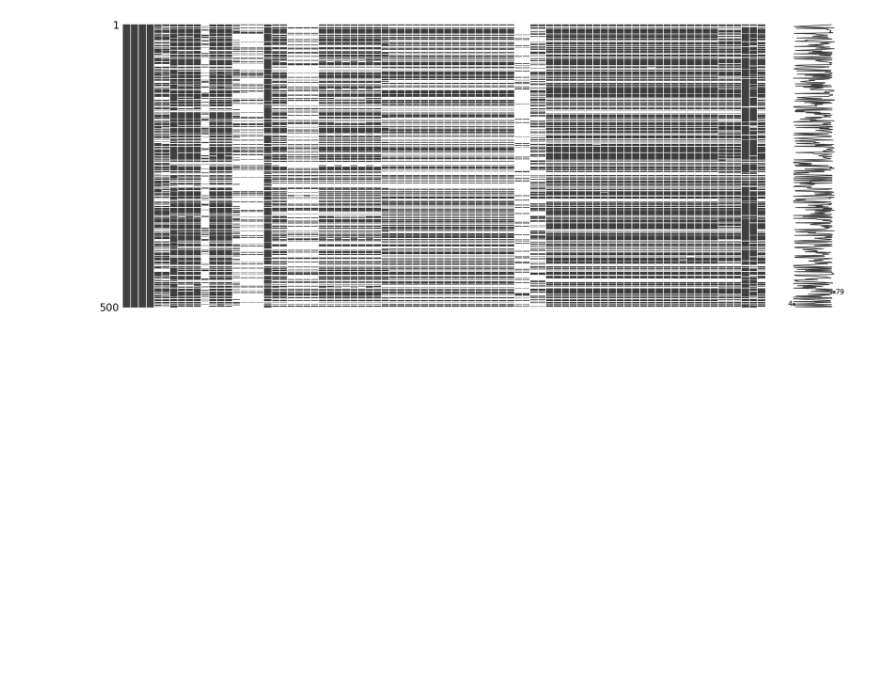
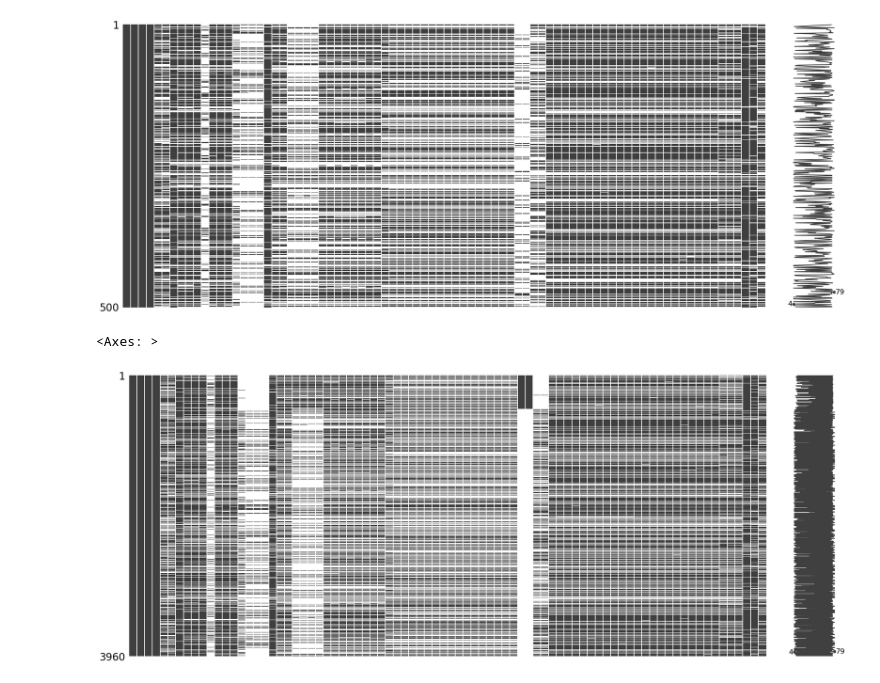
Before and after one commit to dkmachinelearning/dkmachinelearning, a Jupyter notebook: notebook8616b143ee.ipynb, the cells around one changed output. Cells and saved outputs as stored; diff of their text form; code cells hidden in the pictures; blank space fills up the shorter version.

```diff
--- a/notebook8616b143ee.ipynb
+++ b/notebook8616b143ee.ipynb
@@ -215,3 +216,10 @@ msno.matrix(train.sample(500))
 # %% [output]
 <Axes: >
 [figure]
+# %%
+#sorted by PAQ_A-PAQ_A_Total
+sorted = train.sort_values('PAQ_A-PAQ_A_Total')
+msno.matrix(sorted)
+# %% [output]
+<Axes: >
+[figure, added]
```
Also changed, not shown: parts of 2 cells of this notebook.
